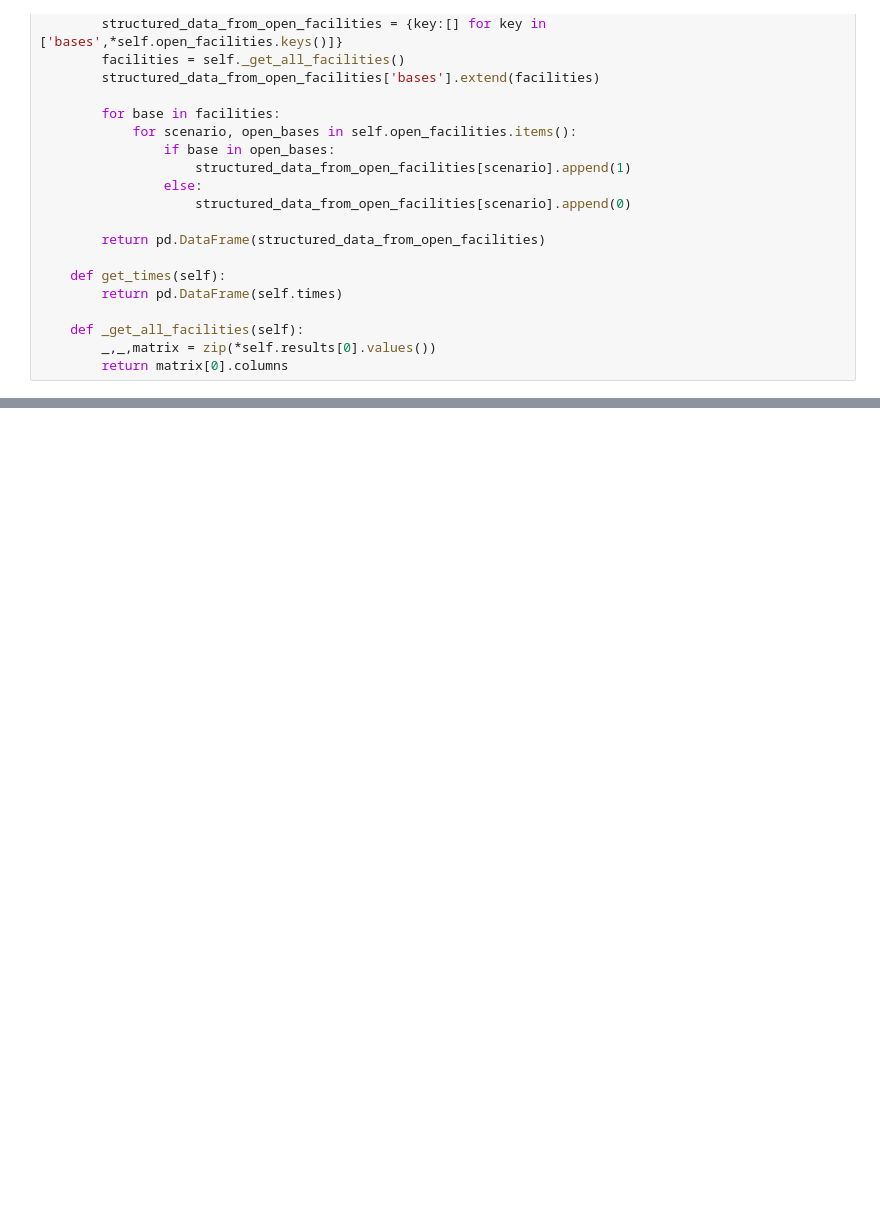
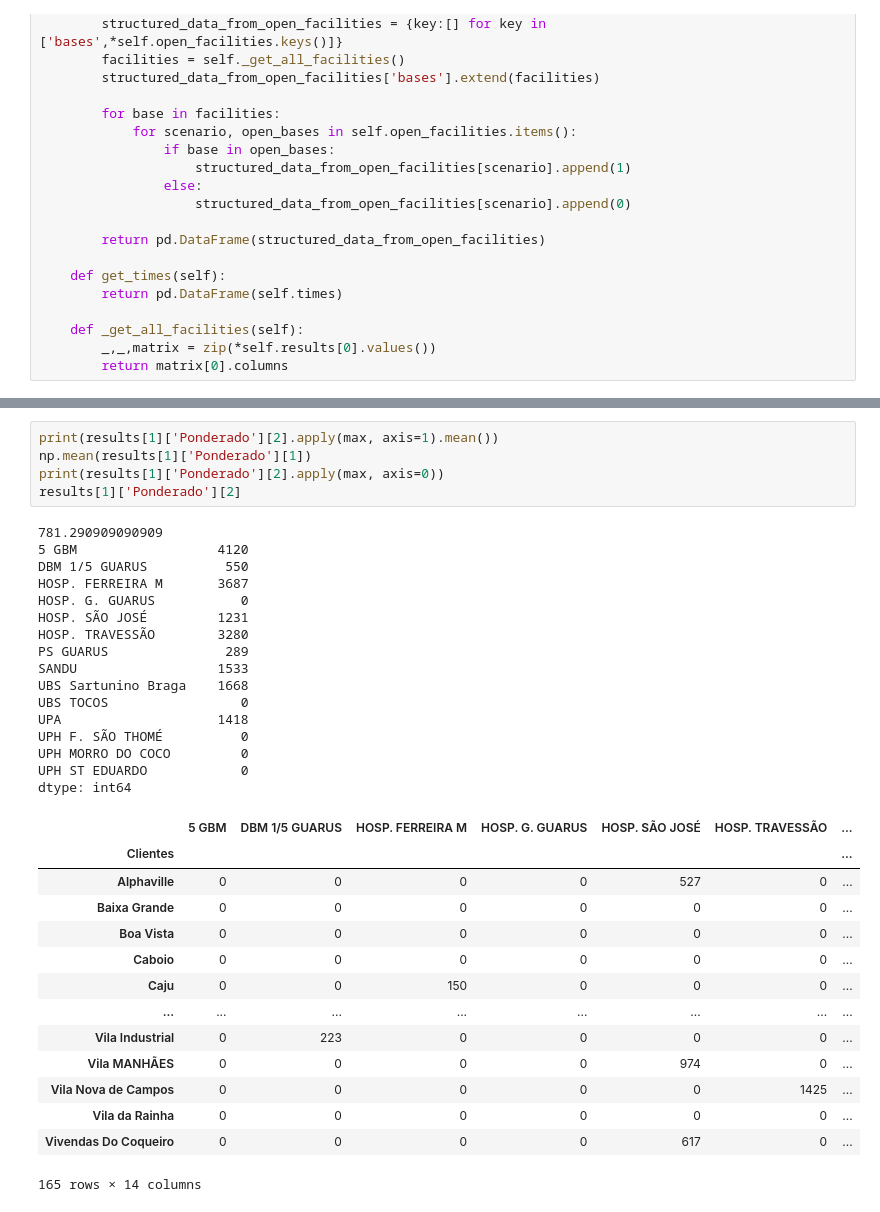
Before and after one commit to silva-fabiofreitas/P-Median, a Jupyter notebook: notebooks/Pmedian_Ambulance.ipynb, the cells around one changed output, grey strips where cells are left out. Cells and saved outputs as stored; diff of their text form; blank space fills up the shorter version.

```diff
--- a/notebooks/Pmedian_Ambulance.ipynb
+++ b/notebooks/Pmedian_Ambulance.ipynb
@@ -239,0 +246,36 @@ ERROR: Could not open requirements file: [Errno 2] No such file or directory: "'
+# %%
+print(results[1]['Ponderado'][2].apply(max, axis=1).mean())
+np.mean(results[1]['Ponderado'][1])
+print(results[1]['Ponderado'][2].apply(max, axis=0))
+results[1]['Ponderado'][2]
+# %% [output]
+781.290909090909
+5 GBM                  4120
+DBM 1/5 GUARUS          550
+HOSP. FERREIRA M       3687
+HOSP. G. GUARUS           0
+HOSP. SÃO JOSÉ         1231
+HOSP. TRAVESSÃO        3280
+PS GUARUS               289
+SANDU                  1533
+UBS Sartunino Braga    1668
+UBS TOCOS                 0
+UPA                    1418
+UPH F. SÃO THOMÉ          0
+UPH MORRO DO COCO         0
+UPH ST EDUARDO            0
+dtype: int64
+|  | 5 GBM | DBM 1/5 GUARUS | HOSP. FERREIRA M | HOSP. G. GUARUS | HOSP. SÃO JOSÉ | HOSP. TRAVESSÃO | ... |
+| Clientes |  |  |  |  |  |  | ... |
+| Alphaville | 0 | 0 | 0 | 0 | 527 | 0 | ... |
+| Baixa Grande | 0 | 0 | 0 | 0 | 0 | 0 | ... |
+| Boa Vista | 0 | 0 | 0 | 0 | 0 | 0 | ... |
+| Caboio | 0 | 0 | 0 | 0 | 0 | 0 | ... |
+| Caju | 0 | 0 | 150 | 0 | 0 | 0 | ... |
+| ... | ... | ... | ... | ... | ... | ... | ... |
+| Vila Industrial | 0 | 223 | 0 | 0 | 0 | 0 | ... |
+| Vila MANHÃES | 0 | 0 | 0 | 0 | 974 | 0 | ... |
+| Vila Nova de Campos | 0 | 0 | 0 | 0 | 0 | 1425 | ... |
+| Vila da Rainha | 0 | 0 | 0 | 0 | 0 | 0 | ... |
+| Vivendas Do Coqueiro | 0 | 0 | 0 | 0 | 617 | 0 | ... |
+165 rows × 14 columns
```
Also changed, not shown: parts of 12 cells of this notebook, 4 other files.
